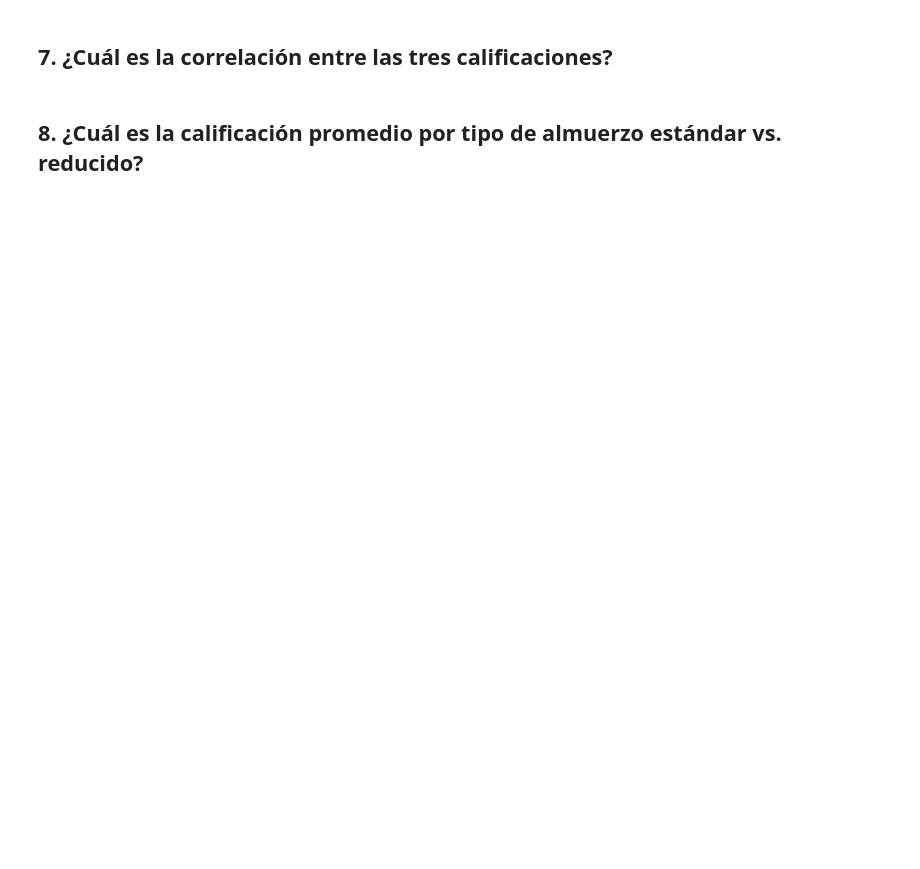
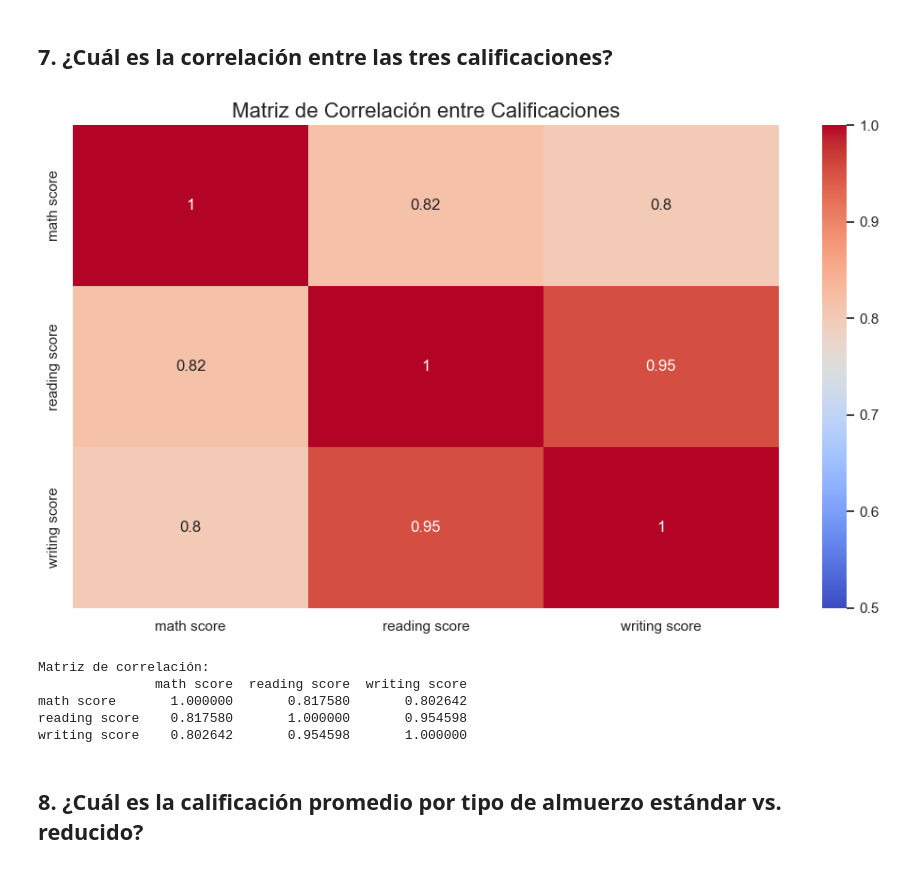
Before and after one commit to driosoft-pro/dataEducacion, a Jupyter notebook: data_analysis.ipynb, the cells around one changed output. Saved outputs shown, nothing was run; the diff lists cells and outputs as text; code cells hidden in the pictures; blank space fills up the shorter version.

```diff
--- a/data_analysis.ipynb
+++ b/data_analysis.ipynb
@@ -154,4 +223,13 @@ ValueError: Could not interpret value `average_score` for `y`. An entry with thi
 # %% [markdown]
 ## 7. ¿Cuál es la correlación entre las tres calificaciones?
+# %%
+da.correlacion()
+# %% [output]
+[figure, added]
+Matriz de correlación:
+               math score  reading score  writing score
+math score       1.000000       0.817580       0.802642
+reading score    0.817580       1.000000       0.954598
+writing score    0.802642       0.954598       1.000000
 # %% [markdown]
 ## 8. ¿Cuál es la calificación promedio por tipo de almuerzo estándar vs. reducido?
```
Also changed, not shown: parts of 11 cells of this notebook, 22 other files.
